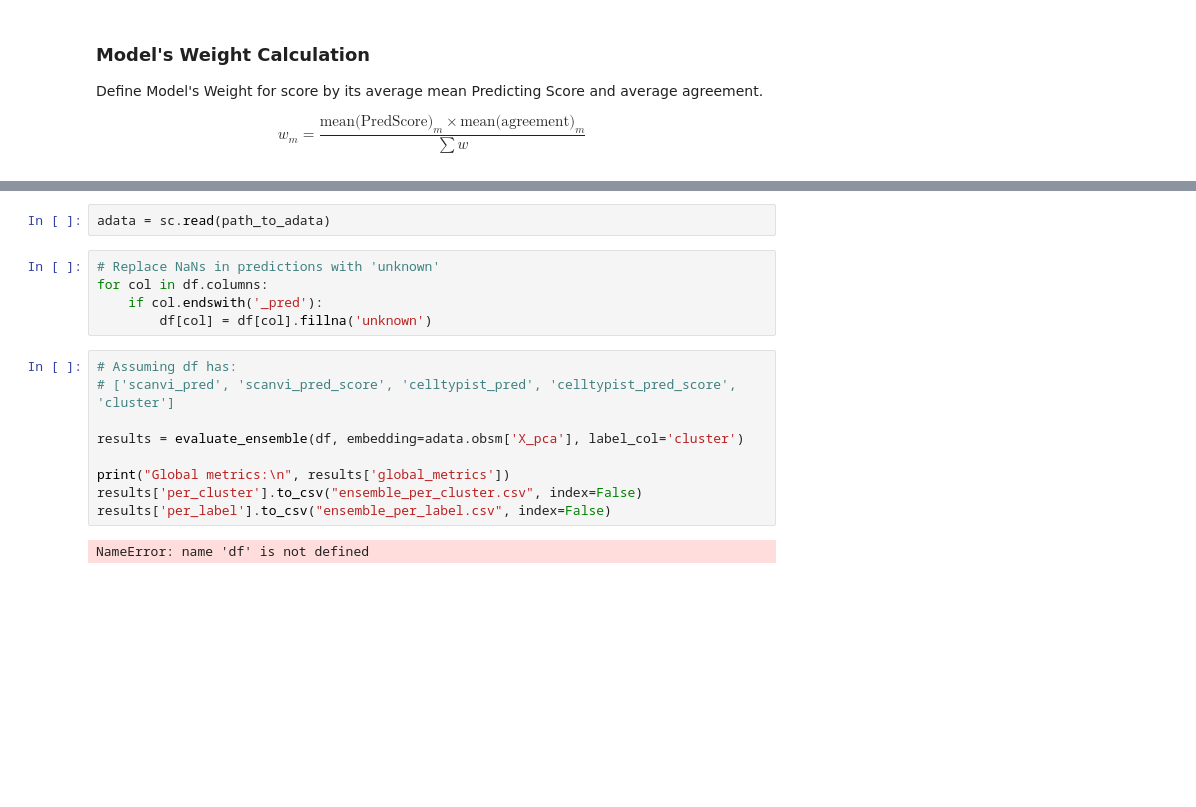
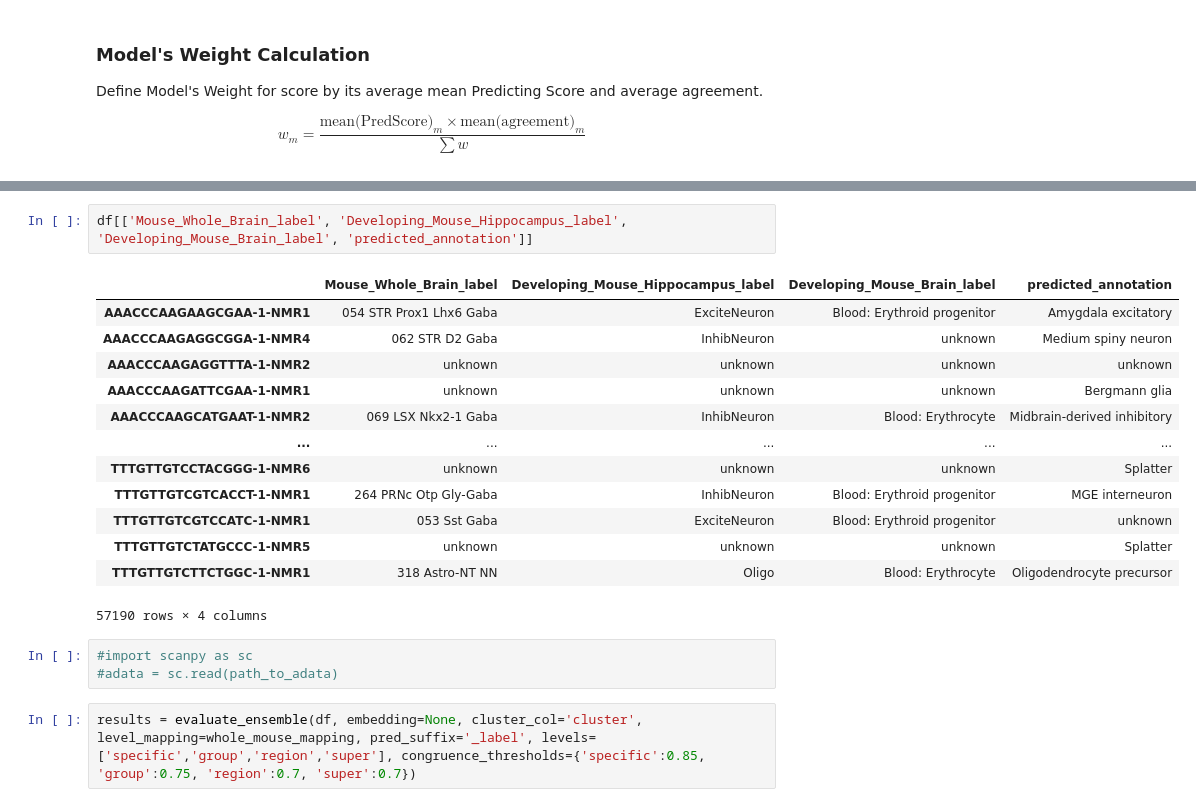
Before and after one commit to raqcoss/NMR-snRNA-seq, a Jupyter notebook: ann_integration/ann_voting.ipynb, the cells around one changed output, grey strips where cells are left out. Drawn from its saved outputs; the diff is of its cells as text; blank space fills up the shorter version.

```diff
--- a/ann_integration/ann_voting.ipynb
+++ b/ann_integration/ann_voting.ipynb
@@ -302,18 +595,21 @@ df = pd.read_csv(path_to_predictions)
+# %%
+df[['Mouse_Whole_Brain_label', 'Developing_Mouse_Hippocampus_label', 'Developing_Mouse_Brain_label', 'predicted_annotation']]
+# %% [output]
+|  | Mouse_Whole_Brain_label | Developing_Mouse_Hippocampus_label | Developing_Mouse_Brain_label | predicted_annotation |
+| AAACCCAAGAAGCGAA-1-NMR1 | 054 STR Prox1 Lhx6 Gaba | ExciteNeuron | Blood: Erythroid progenitor | Amygdala excitatory |
+| AAACCCAAGAGGCGGA-1-NMR4 | 062 STR D2 Gaba | InhibNeuron | unknown | Medium spiny neuron |
+| AAACCCAAGAGGTTTA-1-NMR2 | unknown | unknown | unknown | unknown |
+| AAACCCAAGATTCGAA-1-NMR1 | unknown | unknown | unknown | Bergmann glia |
+| AAACCCAAGCATGAAT-1-NMR2 | 069 LSX Nkx2-1 Gaba | InhibNeuron | Blood: Erythrocyte | Midbrain-derived inhibitory |
+| ... | ... | ... | ... | ... |
+| TTTGTTGTCCTACGGG-1-NMR6 | unknown | unknown | unknown | Splatter |
+| TTTGTTGTCGTCACCT-1-NMR1 | 264 PRNc Otp Gly-Gaba | InhibNeuron | Blood: Erythroid progenitor | MGE interneuron |
+| TTTGTTGTCGTCCATC-1-NMR1 | 053 Sst Gaba | ExciteNeuron | Blood: Erythroid progenitor | unknown |
+| TTTGTTGTCTATGCCC-1-NMR5 | unknown | unknown | unknown | Splatter |
+| TTTGTTGTCTTCTGGC-1-NMR1 | 318 Astro-NT NN | Oligo | Blood: Erythrocyte | Oligodendrocyte precursor |
+57190 rows × 4 columns
 # %%
-adata = sc.read(path_to_adata)
+#import scanpy as sc
+#adata = sc.read(path_to_adata)
-# %%
-# Replace NaNs in predictions with 'unknown'
-for col in df.columns:
-    if col.endswith('_pred'):
-        df[col] = df[col].fillna('unknown')
-# %%
-# Assuming df has:
-# ['scanvi_pred', 'scanvi_pred_score', 'celltypist_pred', 'celltypist_pred_score', 'cluster']
-
-results = evaluate_ensemble(df, embedding=adata.obsm['X_pca'], label_col='cluster')
-
-print("Global metrics:\n", results['global_metrics'])
-results['per_cluster'].to_csv("ensemble_per_cluster.csv", index=False)
-results['per_label'].to_csv("ensemble_per_label.csv", index=False)
-# %% [output]
-NameError: name 'df' is not defined
+# %%
+results = evaluate_ensemble(df, embedding=None, cluster_col='cluster', level_mapping=whole_mouse_mapping, pred_suffix='_label', levels=['specific','group','region','super'], congruence_thresholds={'specific':0.85, 'group':0.75, 'region':0.7, 'super':0.7})
```
Also changed, not shown: parts of 17 cells of this notebook.
